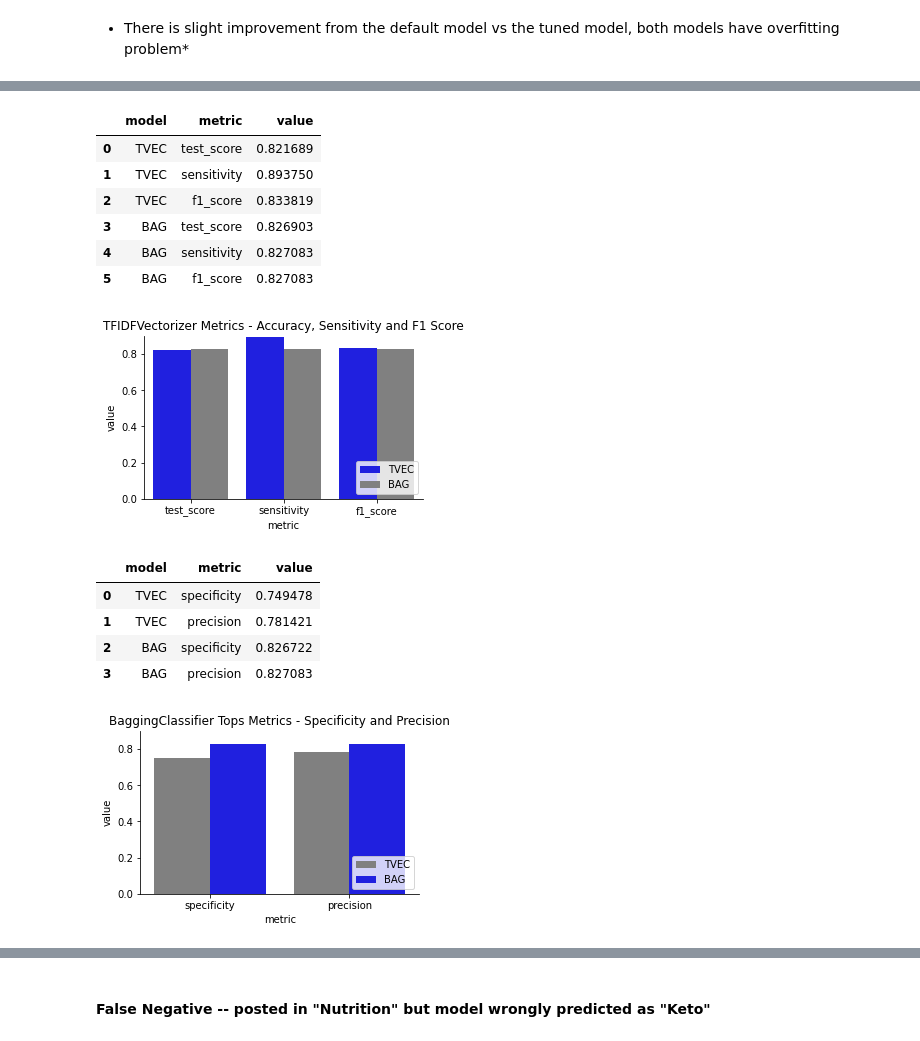
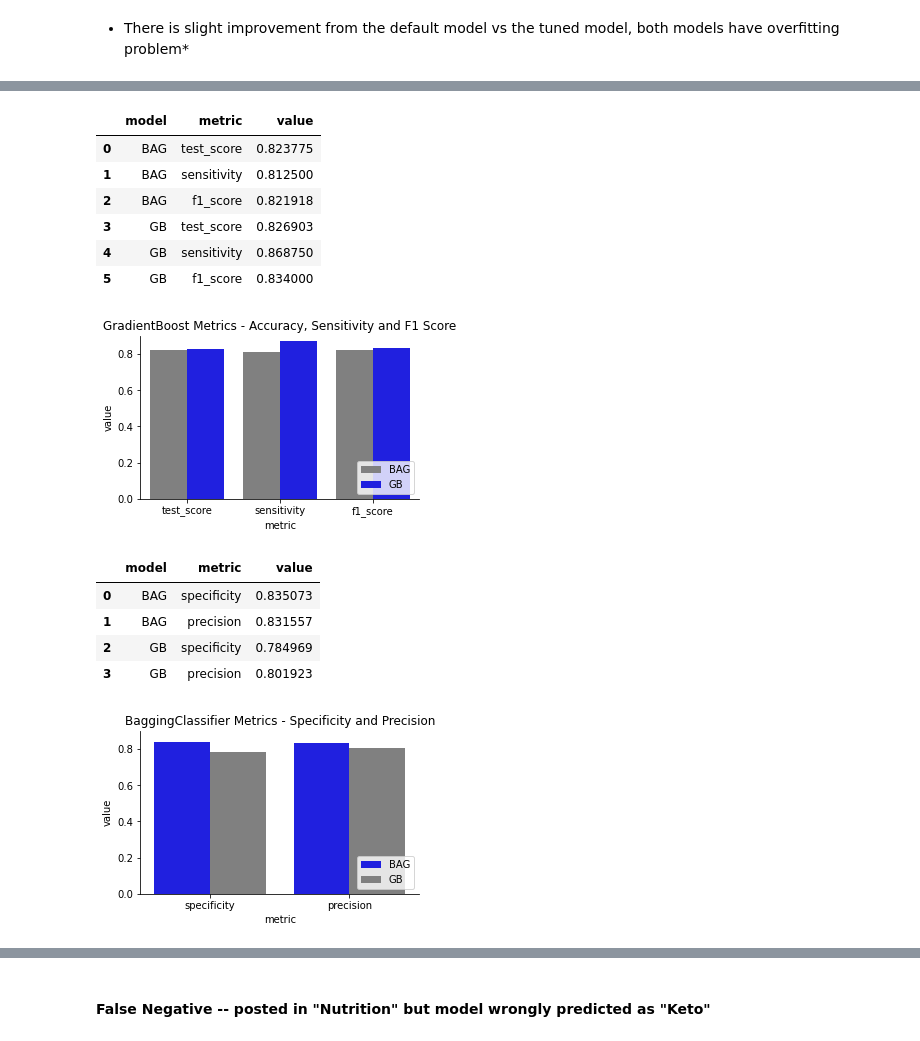
Before and after one commit to rebellon-carina/Project-3---Subreddit-Classification-APIs-and-NLP-, a Jupyter notebook: codes/03_Model_Tuning.ipynb, the cells around one changed output, grey strips where cells are left out. Drawn from its saved outputs; the diff is of its cells as text; code cells hidden in the pictures.

```diff
--- a/codes/03_Model_Tuning.ipynb
+++ b/codes/03_Model_Tuning.ipynb
@@ -650,7 +702,8 @@ models["ADA"]["params"]  = {
     #ADA Boosting parameter
     'ada__n_estimators' : [500,1000,4000],
     'ada__learning_rate' : [0.8, 0.5, 0.2, 0.1],
-    'ada__base_estimator__max_depth' : [1, 2]
+    'ada__base_estimator__max_depth' : [1, 2],
+    'ada__random_state': [0]
 }
 
 build_model("ADA", True)
@@ -713,7 +768,8 @@ The maximum depth of the individual regression estimators. The maximum depth lim
 models["GB"]["params"]  = {
     "gb__max_depth" : [4, 6,8],
     "gb__n_estimators" : [500,600,800],
-    "gb__learning_rate" : [0.8, 0.10, 0.12]
+    "gb__learning_rate" : [0.8, 0.10, 0.12],
+    "gb__random_state": [0]
 }
 
 
@@ -1105,7 +1170,7 @@ metrics = ['test_score', 'sensitivity', 'f1_score']
 to_df = []
 
 for model in models:
-    if model in ('BAG', 'TVEC'):
+    if model in ('BAG', 'GB'):
         for metric in metrics:
 
             dic = {"model": model,
@@ -1117,32 +1182,32 @@ df_model = pd.DataFrame(to_df)
 df_model
 # %% [output]
 |  | model | metric | value |
-| 0 | TVEC | test_score | 0.821689 |
-| 1 | TVEC | sensitivity | 0.893750 |
-| 2 | TVEC | f1_score | 0.833819 |
-| 3 | BAG | test_score | 0.826903 |
-| 4 | BAG | sensitivity | 0.827083 |
-| 5 | BAG | f1_score | 0.827083 |
+| 0 | BAG | test_score | 0.823775 |
+| 1 | BAG | sensitivity | 0.812500 |
+| 2 | BAG | f1_score | 0.821918 |
+| 3 | GB | test_score | 0.826903 |
+| 4 | GB | sensitivity | 0.868750 |
+| 5 | GB | f1_score | 0.834000 |
 # %%
 fig = plt.figure(figsize=(5,3))
 ax = fig.add_subplot(111)
-sns.barplot(data=df_model, x='metric', y='value', hue='model', ax=ax, palette=["blue", "gray"]);
+sns.barplot(data=df_model, x='metric', y='value', hue='model', ax=ax, palette=["gray", "blue"]);
 
-plt.title("TFIDFVectorizer Metrics - Accuracy, Sensitivity and F1 Score", fontsize=12)
+plt.title("GradientBoost Metrics - Accuracy, Sensitivity and F1 Score", fontsize=12)
 plt.ylim(0,0.9)
 ax.spines["top"].set_visible(False)
 ax.spines["right"].set_visible(False)
 
 plt.legend(loc='lower right');
 # %% [output]
-[figure, old version]
+[figure, new version]
 # %%
 metrics = ['specificity', 'precision']
 
 to_df = []
 
 for model in models:
-    if model in ('BAG', 'TVEC'):
+    if model in ('BAG', 'GB'):
         for metric in metrics:
 
             dic = {"model": model,
@@ -1154,22 +1219,22 @@ df_model = pd.DataFrame(to_df)
 df_model
 # %% [output]
 |  | model | metric | value |
-| 0 | TVEC | specificity | 0.749478 |
-| 1 | TVEC | precision | 0.781421 |
-| 2 | BAG | specificity | 0.826722 |
-| 3 | BAG | precision | 0.827083 |
+| 0 | BAG | specificity | 0.835073 |
+| 1 | BAG | precision | 0.831557 |
+| 2 | GB | specificity | 0.784969 |
+| 3 | GB | precision | 0.801923 |
 # %%
 fig = plt.figure(figsize=(5,3))
 ax = fig.add_subplot(111)
-sns.barplot(data=df_model, x='metric', y='value', hue='model', ax=ax, palette=["gray", "blue"]);
+sns.barplot(data=df_model, x='metric', y='value', hue='model', ax=ax, palette=["blue", "gray"]);
 
-plt.title("BaggingClassifier Tops Metrics - Specificity and Precision", fontsize=12)
+plt.title("BaggingClassifier Metrics - Specificity and Precision", fontsize=12)
 plt.ylim(0,0.9)
 ax.spines["top"].set_visible(False)
 ax.spines["right"].set_visible(False)
 
 plt.legend(loc='lower right');
 # %% [output]
-[figure, old version]
+[figure, new version]
 # %% [markdown]
 ***Accuracy***
```
Also changed, not shown: parts of 93 cells of this notebook, 9 other files.
